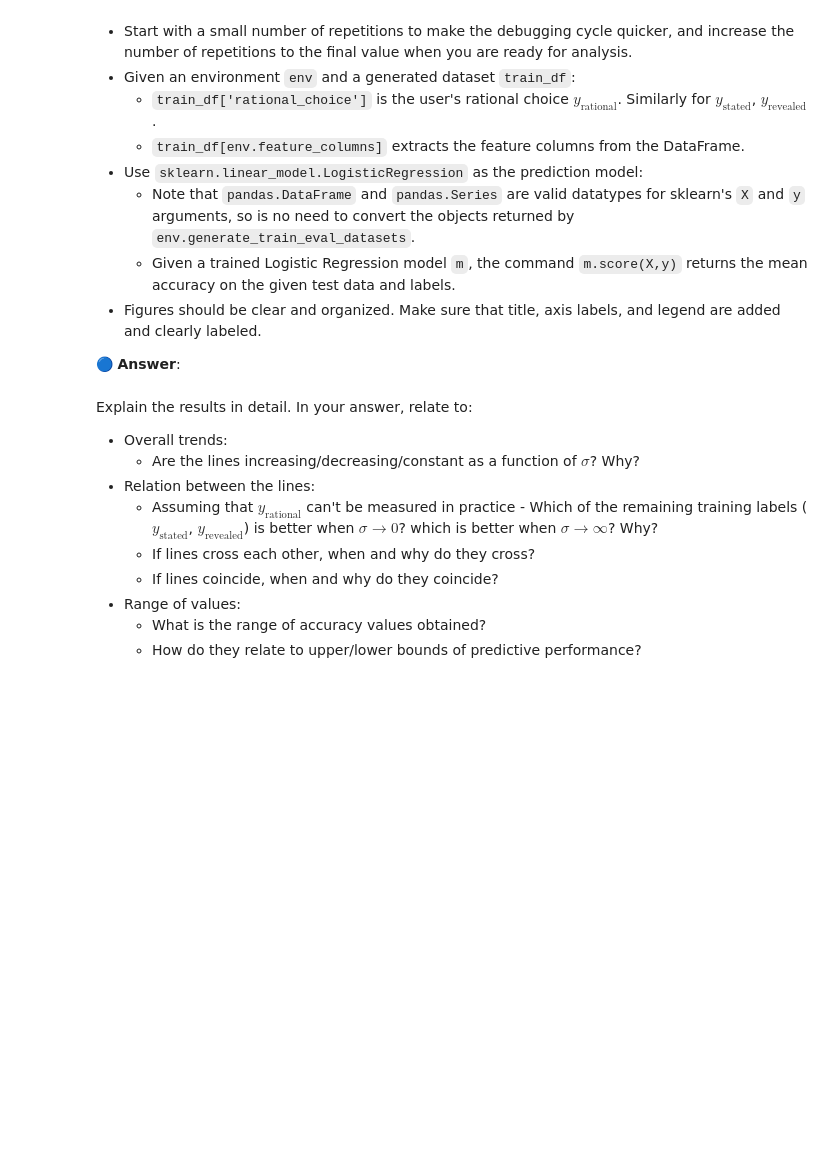
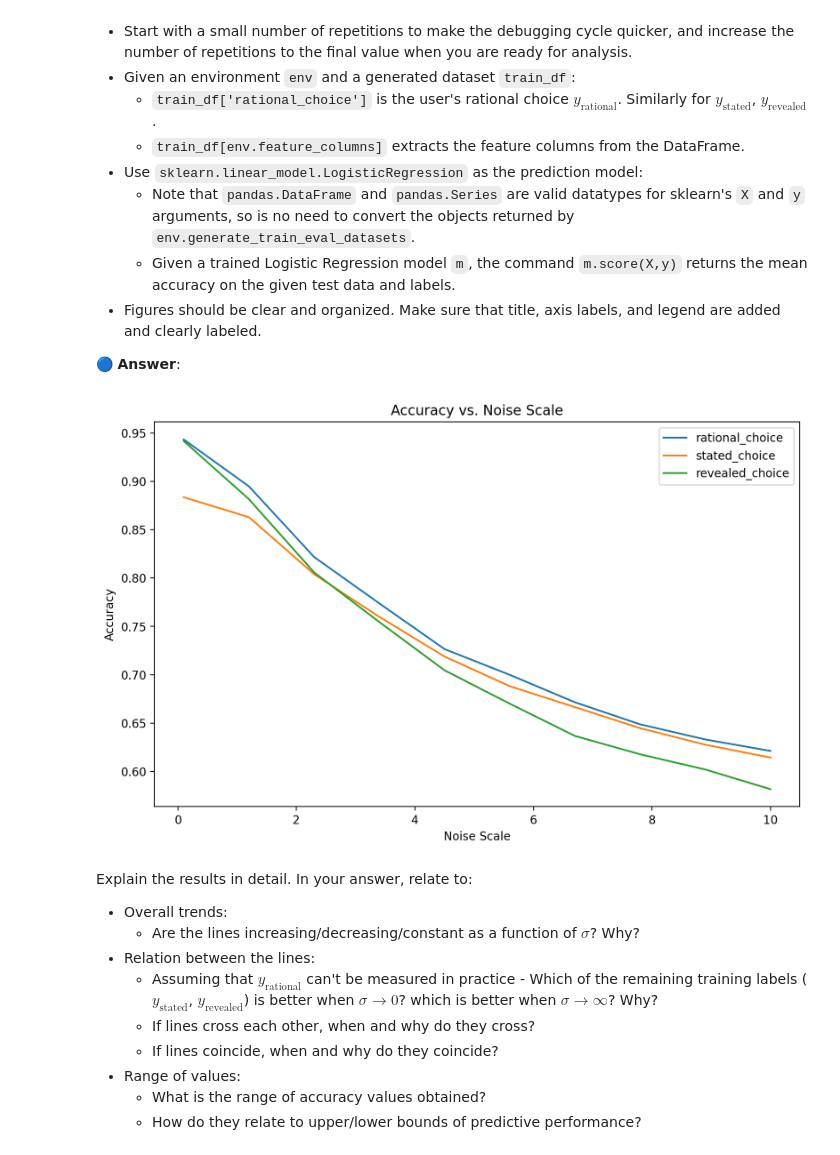
Before and after one commit to ashalem/ML_Human, a Jupyter notebook: WS1_W2024_students_5823.ipynb, the cells around one changed output. Cells and saved outputs as stored; diff of their text form; code cells hidden in the pictures; blank space fills up the shorter version.

```diff
--- a/WS1_W2024_students_5823.ipynb
+++ b/WS1_W2024_students_5823.ipynb
@@ -272,3 +291,61 @@ task12_n_users = 20
+# %%
+noise_scale_vec = np.linspace(0.1,10,10)
+task12_n_repetitions = 50
+task12_n_users = 20
+
+## YOUR SOLUTION
+
+labels = ['rational_choice', 'stated_choice', 'revealed_choice']
+eval_label = 'revealed_choice'
+
+
+def get_accs_for_scale(noise_scale):
+    noisy_choice_env = NoisyBinaryChoiceEnvironment(
+        noise_scale=noise_scale,
+        stated_preference_bias=bias,
+    )
+    train_df, eval_df = noisy_choice_env.generate_train_eval_datasets(
+        n_users_train=task12_n_users
+    )
+    accuracies = {}
+    for label in labels:
+        model = sklearn.linear_model.LogisticRegression().fit(
+            X=train_df[noisy_choice_env.feature_columns],
+            y=train_df[label],
+        )
+        accuracies[label] = model.score(eval_df[noisy_choice_env.feature_columns], eval_df[eval_label])
+    return accuracies
+
+def plot_graph(labels_dfs):
+    import matplotlib.pyplot as plt
+    plt.figure(figsize=(10, 6))
+
+    for label, label_df in labels_dfs.items():
+        plt.plot(label_df.index, label_df['accuracy'], label=label)
+    plt.xlabel('Noise Scale')
+    plt.ylabel('Accuracy')
+    plt.title('Accuracy vs. Noise Scale')
+    plt.legend(labels)
+    plt.show()
+
+bias = 1
+noise_scale_graphs = {}
+label_graph = { label: pd.DataFrame() for label in labels}
+for noise_scale in noise_scale_vec:
+    accuracies = { label: [] for label in labels}
+    for _ in tqdm(range(task12_n_repetitions)):
+        accuracies_for_n_repetitions = get_accs_for_scale(noise_scale)
+        for label in labels:
+            accuracies[label].append(accuracies_for_n_repetitions[label])
+    accuracies_mean = {label: np.mean(accuracies[label]) for label in labels}
+    for label in labels:
+        label_graph[label].loc[noise_scale, 'accuracy'] = accuracies_mean[label]
+
+plot_graph(label_graph)
+# for label in labels:
+#     plot_graph(label_graph[label], label)
+# %% [output]
+[figure, added]
 # %% [markdown]
 Explain the results in detail. In your answer, relate to:
 * Overall trends:
```
Also changed, not shown: parts of 27 cells of this notebook, 1 other file.
